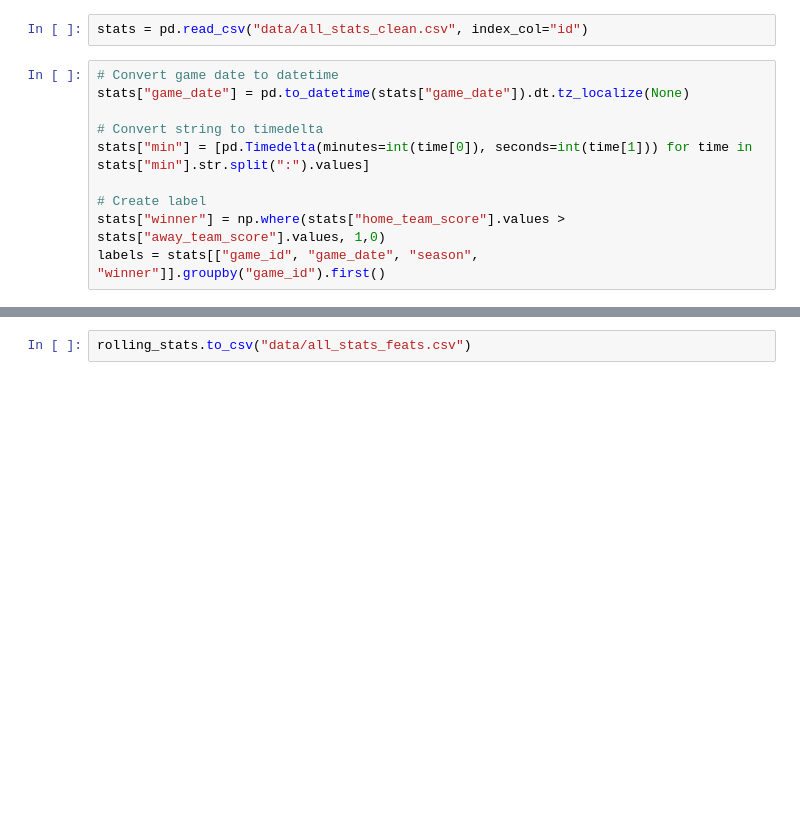
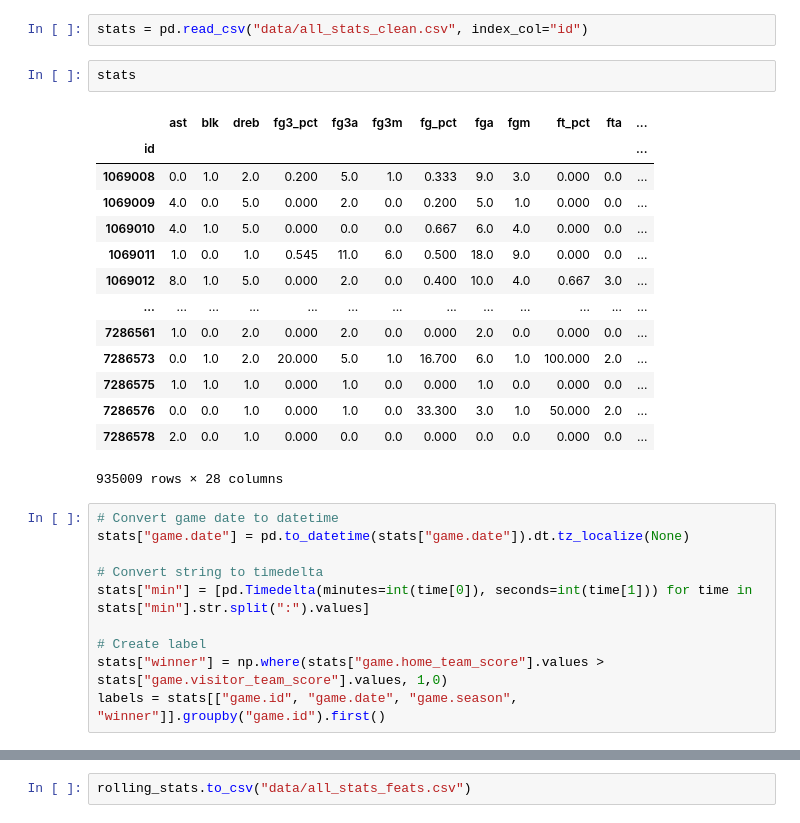
Before and after one commit to ZacharyArgentin/Predicting_NBA_Results, a Jupyter notebook: 3_feature_engineering.ipynb, the cells around one changed output, grey strips where cells are left out. Saved outputs shown, nothing was run; the diff lists cells and outputs as text; blank space fills up the shorter version.

```diff
--- a/3_feature_engineering.ipynb
+++ b/3_feature_engineering.ipynb
@@ -89,16 +89,33 @@ features.to_csv("data/features.csv")
 ### Using stats
 # %%
 stats = pd.read_csv("data/all_stats_clean.csv", index_col="id")
+# %%
+stats
+# %% [output]
+|  | ast | blk | dreb | fg3_pct | fg3a | fg3m | fg_pct | fga | fgm | ft_pct | fta | ... |
+| id |  |  |  |  |  |  |  |  |  |  |  | ... |
+| 1069008 | 0.0 | 1.0 | 2.0 | 0.200 | 5.0 | 1.0 | 0.333 | 9.0 | 3.0 | 0.000 | 0.0 | ... |
+| 1069009 | 4.0 | 0.0 | 5.0 | 0.000 | 2.0 | 0.0 | 0.200 | 5.0 | 1.0 | 0.000 | 0.0 | ... |
+| 1069010 | 4.0 | 1.0 | 5.0 | 0.000 | 0.0 | 0.0 | 0.667 | 6.0 | 4.0 | 0.000 | 0.0 | ... |
+| 1069011 | 1.0 | 0.0 | 1.0 | 0.545 | 11.0 | 6.0 | 0.500 | 18.0 | 9.0 | 0.000 | 0.0 | ... |
+| 1069012 | 8.0 | 1.0 | 5.0 | 0.000 | 2.0 | 0.0 | 0.400 | 10.0 | 4.0 | 0.667 | 3.0 | ... |
+| ... | ... | ... | ... | ... | ... | ... | ... | ... | ... | ... | ... | ... |
+| 7286561 | 1.0 | 0.0 | 2.0 | 0.000 | 2.0 | 0.0 | 0.000 | 2.0 | 0.0 | 0.000 | 0.0 | ... |
+| 7286573 | 0.0 | 1.0 | 2.0 | 20.000 | 5.0 | 1.0 | 16.700 | 6.0 | 1.0 | 100.000 | 2.0 | ... |
+| 7286575 | 1.0 | 1.0 | 1.0 | 0.000 | 1.0 | 0.0 | 0.000 | 1.0 | 0.0 | 0.000 | 0.0 | ... |
+| 7286576 | 0.0 | 0.0 | 1.0 | 0.000 | 1.0 | 0.0 | 33.300 | 3.0 | 1.0 | 50.000 | 2.0 | ... |
+| 7286578 | 2.0 | 0.0 | 1.0 | 0.000 | 0.0 | 0.0 | 0.000 | 0.0 | 0.0 | 0.000 | 0.0 | ... |
+935009 rows × 28 columns
 # %%
 # Convert game date to datetime
-stats["game_date"] = pd.to_datetime(stats["game_date"]).dt.tz_localize(None)
+stats["game.date"] = pd.to_datetime(stats["game.date"]).dt.tz_localize(None)
 
 # Convert string to timedelta
 stats["min"] = [pd.Timedelta(minutes=int(time[0]), seconds=int(time[1])) for time in stats["min"].str.split(":").values]
 
 # Create label
-stats["winner"] = np.where(stats["home_team_score"].values > stats["away_team_score"].values, 1,0)
-labels = stats[["game_id", "game_date", "season", "winner"]].groupby("game_id").first()
+stats["winner"] = np.where(stats["game.home_team_score"].values > stats["game.visitor_team_score"].values, 1,0)
+labels = stats[["game.id", "game.date", "game.season", "winner"]].groupby("game.id").first()
 # %%
 # split into 2 dataframes so that grouping data by game id doesn't
 # group players of opposing teams
```
Also changed, not shown: parts of 9 cells of this notebook, 1 other file.
